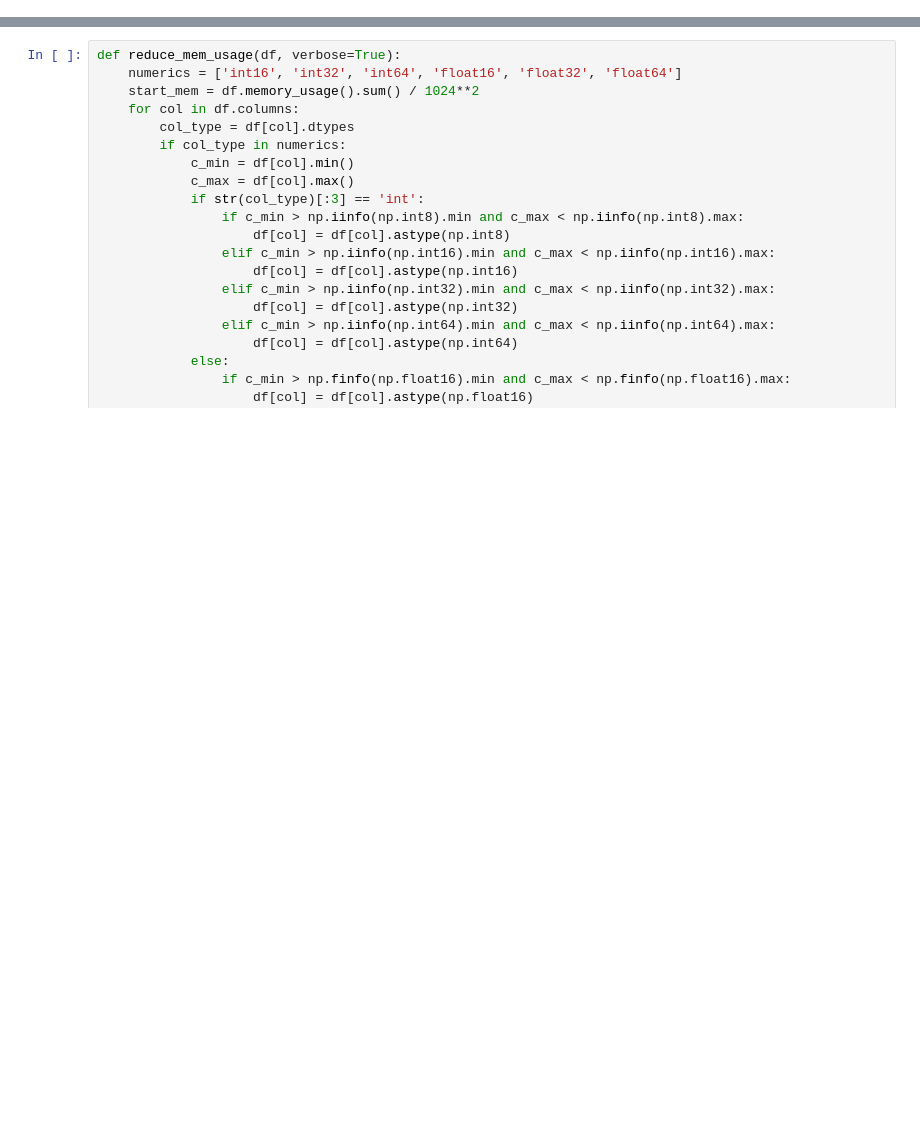
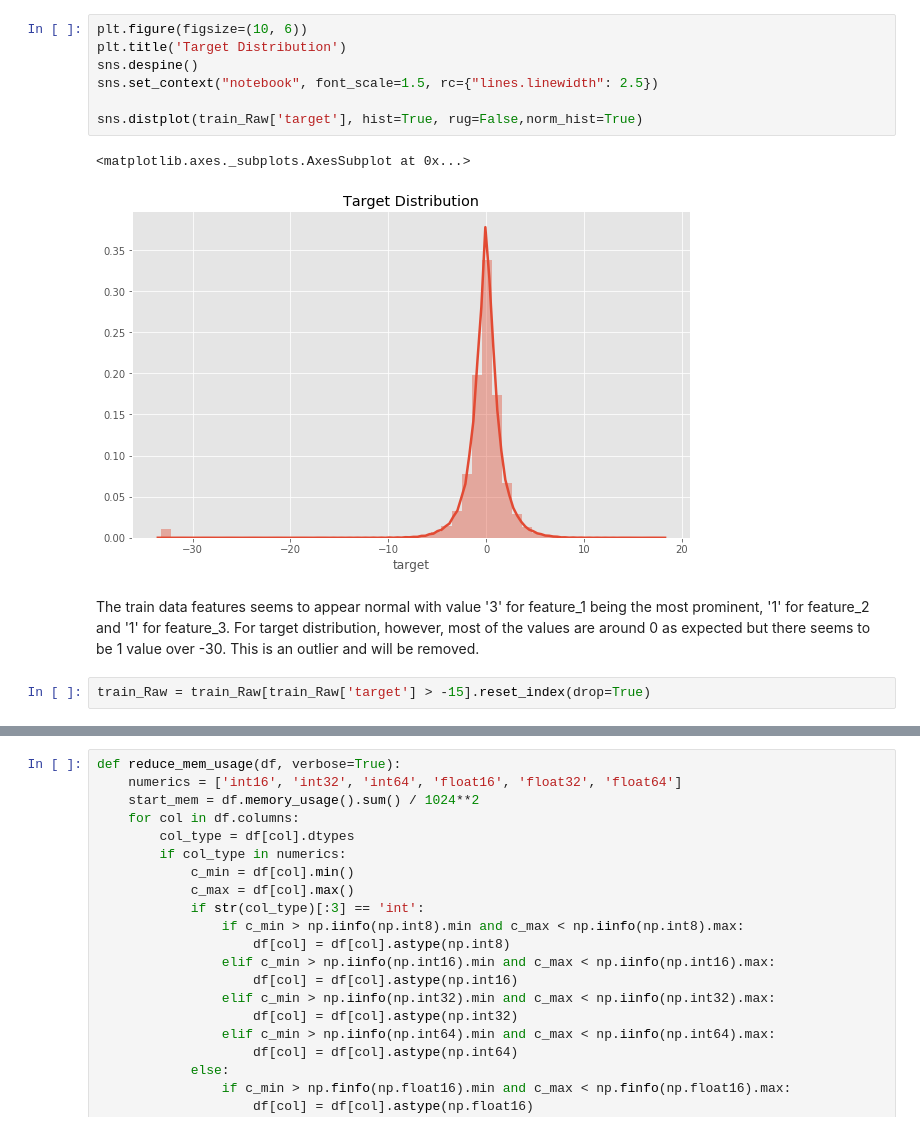
Before and after one commit to HariSurayagari/Merchant-Category-Recommendation, a Jupyter notebook: Elo Data Exploration.ipynb, the cells around one changed output, grey strips where cells are left out. Drawn from its saved outputs; the diff is of its cells as text; blank space fills up the shorter version.

```diff
--- a/Elo Data Exploration.ipynb
+++ b/Elo Data Exploration.ipynb
@@ -30,0 +293,14 @@ test_Raw = reduce_mem_usage(pd.read_csv(r"D:\Datasets\all\test.csv", encoding="I
+# %%
+plt.figure(figsize=(10, 6))
+plt.title('Target Distribution')
+sns.despine()
+sns.set_context("notebook", font_scale=1.5, rc={"lines.linewidth": 2.5})
+
+sns.distplot(train_Raw['target'], hist=True, rug=False,norm_hist=True)
+# %% [output]
+<matplotlib.axes._subplots.AxesSubplot at 0x...>
+[figure, added]
+# %% [markdown]
+The train data features seems to appear normal with value '3' for feature_1 being the most prominent, '1' for feature_2 and '1' for feature_3. For target distribution, however, most of the values are around 0 as expected but there seems to be 1 value over -30. This is an outlier and will be removed.
+# %%
+train_Raw = train_Raw[train_Raw['target'] > -15].reset_index(drop=True)
```
Also changed, not shown: parts of 78 cells of this notebook, 2 other files.
